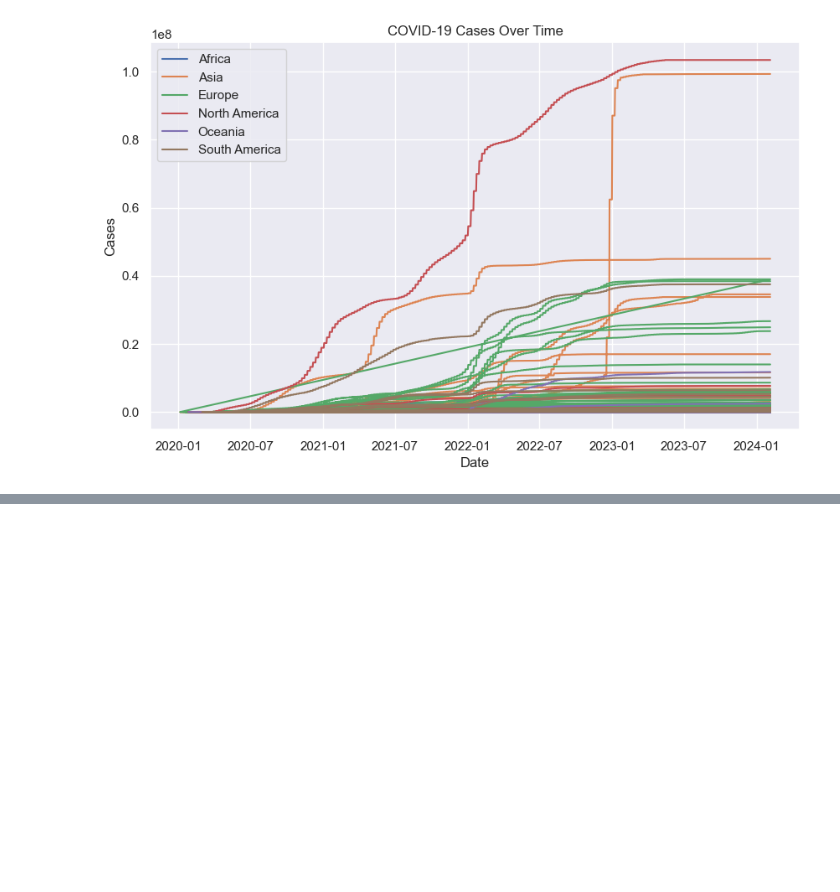
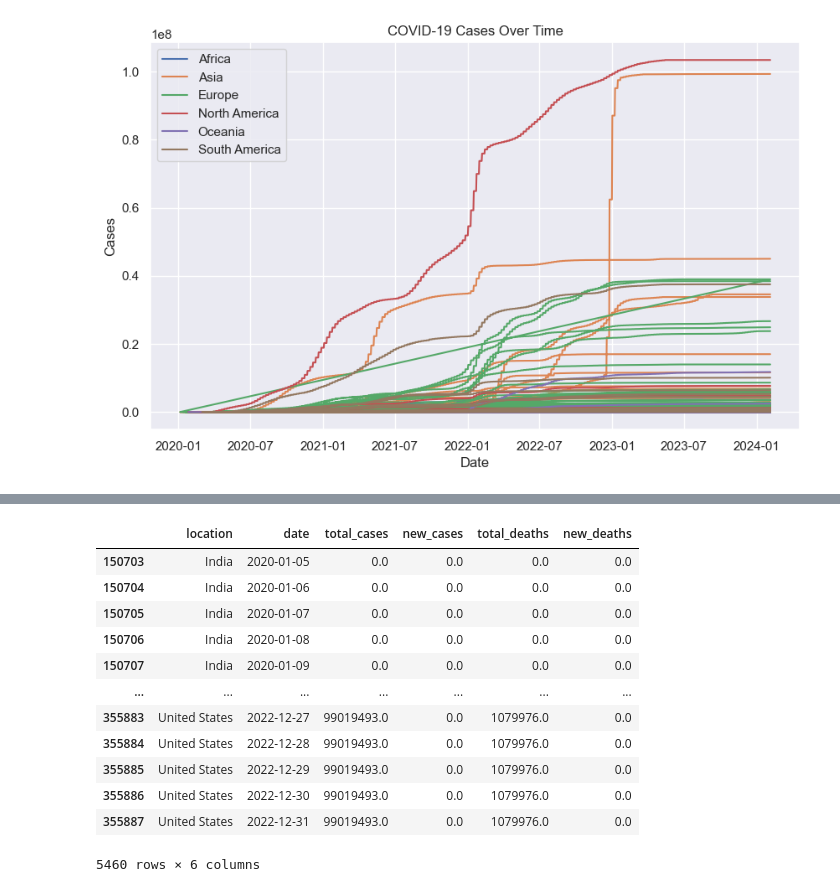
Before and after one commit to Enlightenus/COVID_Visualization, a Jupyter notebook: COVID.ipynb, the cells around one changed output, grey strips where cells are left out. Drawn from its saved outputs; the diff is of its cells as text; code cells hidden in the pictures; blank space fills up the shorter version.

```diff
--- a/COVID.ipynb
+++ b/COVID.ipynb
@@ -100,0 +122,27 @@ plt.show()
+# %%
+# 7-Day moving average, dataframe prep
+info = ['location', 'date', 'total_cases', 'new_cases', 'total_deaths', 'new_deaths']
+df_India = df.loc[(df['location']=='India')&(df['date'].dt.year <= 2022), info]
+df_Italy = df.loc[(df['location']=='Italy')&(df['date'].dt.year <= 2022), info]
+df_Singapore = df.loc[(df['location']=='Singapore')&(df['date'].dt.year <= 2022), info]
+df_UK = df.loc[(df['location']=='United Kingdom')&(df['date'].dt.year <= 2022), info]
+df_US = df.loc[(df['location']=='United States')&(df['date'].dt.year <= 2022), info]
+
+data_of_interests = [df_India,df_Italy, df_Singapore, df_UK, df_US]
+
+df_of_interest = pd.concat(data_of_interests, axis=0).fillna(0).reindex()
+df_of_interest
+# %% [output]
+|  | location | date | total_cases | new_cases | total_deaths | new_deaths |
+| 150703 | India | 2020-01-05 | 0.0 | 0.0 | 0.0 | 0.0 |
+| 150704 | India | 2020-01-06 | 0.0 | 0.0 | 0.0 | 0.0 |
+| 150705 | India | 2020-01-07 | 0.0 | 0.0 | 0.0 | 0.0 |
+| 150706 | India | 2020-01-08 | 0.0 | 0.0 | 0.0 | 0.0 |
+| 150707 | India | 2020-01-09 | 0.0 | 0.0 | 0.0 | 0.0 |
+| ... | ... | ... | ... | ... | ... | ... |
+| 355883 | United States | 2022-12-27 | 99019493.0 | 0.0 | 1079976.0 | 0.0 |
+| 355884 | United States | 2022-12-28 | 99019493.0 | 0.0 | 1079976.0 | 0.0 |
+| 355885 | United States | 2022-12-29 | 99019493.0 | 0.0 | 1079976.0 | 0.0 |
+| 355886 | United States | 2022-12-30 | 99019493.0 | 0.0 | 1079976.0 | 0.0 |
+| 355887 | United States | 2022-12-31 | 99019493.0 | 0.0 | 1079976.0 | 0.0 |
+5460 rows × 6 columns
```
Also changed, not shown: parts of 4 cells of this notebook.
